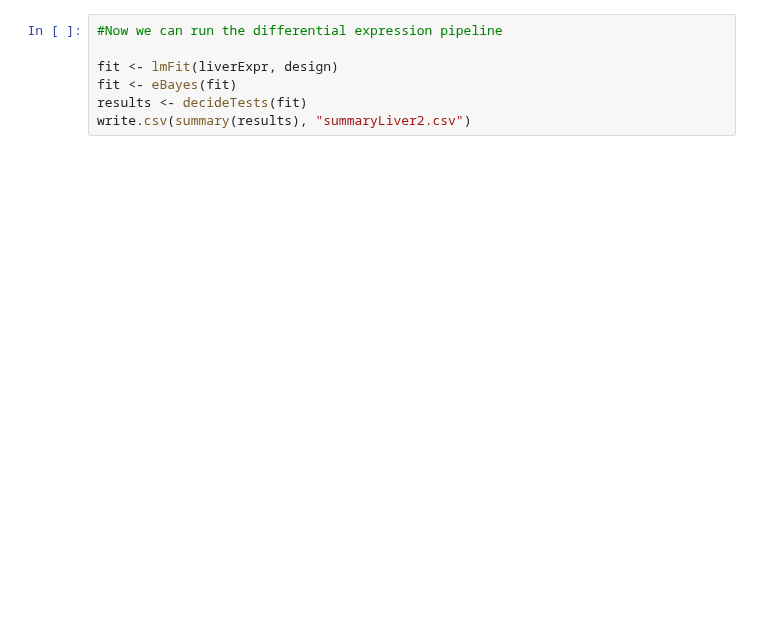
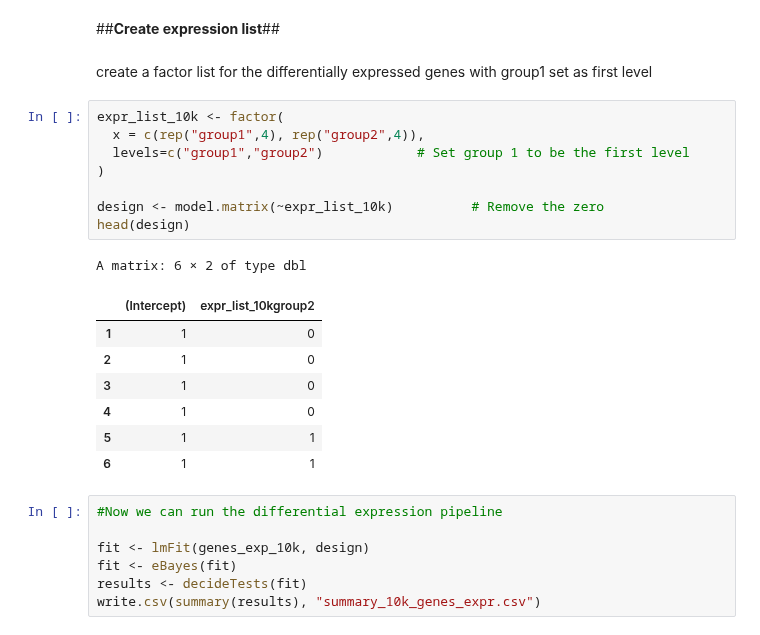
Before and after one commit to almedida/thesis, a Jupyter notebook: limma_ttest_10k.ipynb, the cells around one changed output. Drawn from its saved outputs; the diff is of its cells as text; blank space fills up the shorter version.

```diff
--- a/limma_ttest_10k.ipynb
+++ b/limma_ttest_10k.ipynb
@@ -29,7 +71,28 @@ design <- model.matrix(~liverList)          # Remove the zero
+# %% [markdown]
+##**Create expression list**##
+# %% [markdown]
+create a factor list for the differentially expressed genes with group1 set as first level
+# %%
+expr_list_10k <- factor(
+  x = c(rep("group1",4), rep("group2",4)),
+  levels=c("group1","group2")            # Set group 1 to be the first level
+)
+
+design <- model.matrix(~expr_list_10k)          # Remove the zero
+head(design)
+# %% [output]
+A matrix: 6 × 2 of type dbl
+|  | (Intercept) | expr_list_10kgroup2 |
+| 1 | 1 | 0 |
+| 2 | 1 | 0 |
+| 3 | 1 | 0 |
+| 4 | 1 | 0 |
+| 5 | 1 | 1 |
+| 6 | 1 | 1 |
 # %%
 #Now we can run the differential expression pipeline
 
-fit <- lmFit(liverExpr, design)
+fit <- lmFit(genes_exp_10k, design)
 fit <- eBayes(fit)
 results <- decideTests(fit)
-write.csv(summary(results), "summaryLiver2.csv")
+write.csv(summary(results), "summary_10k_genes_expr.csv")
```
Also changed, not shown: parts of 26 cells of this notebook.
